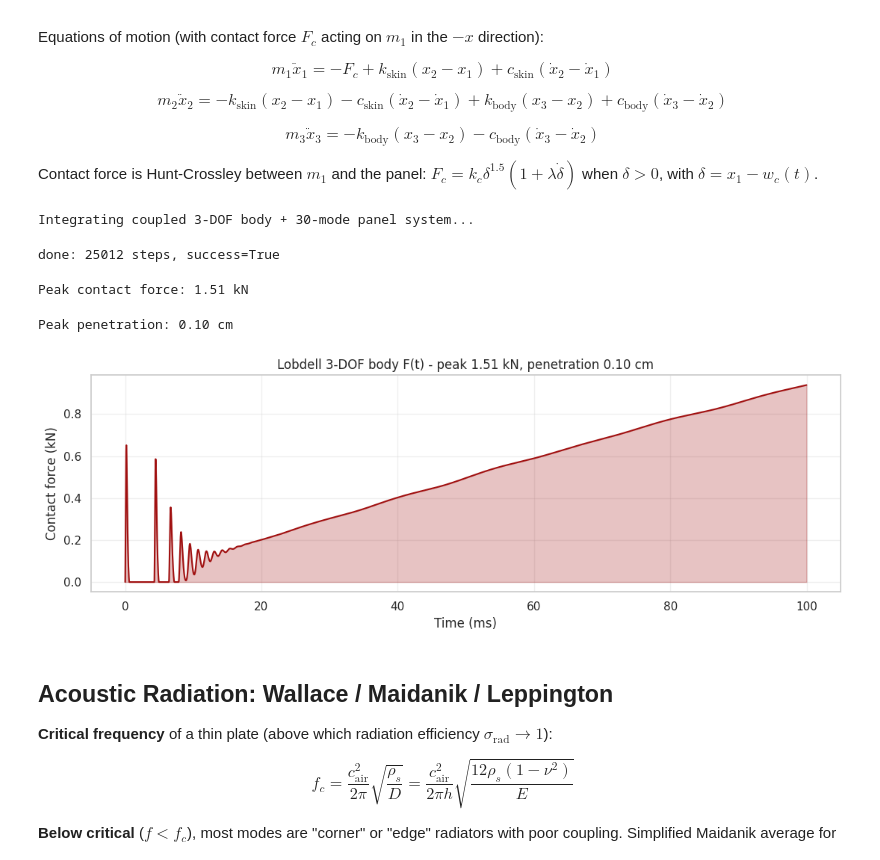
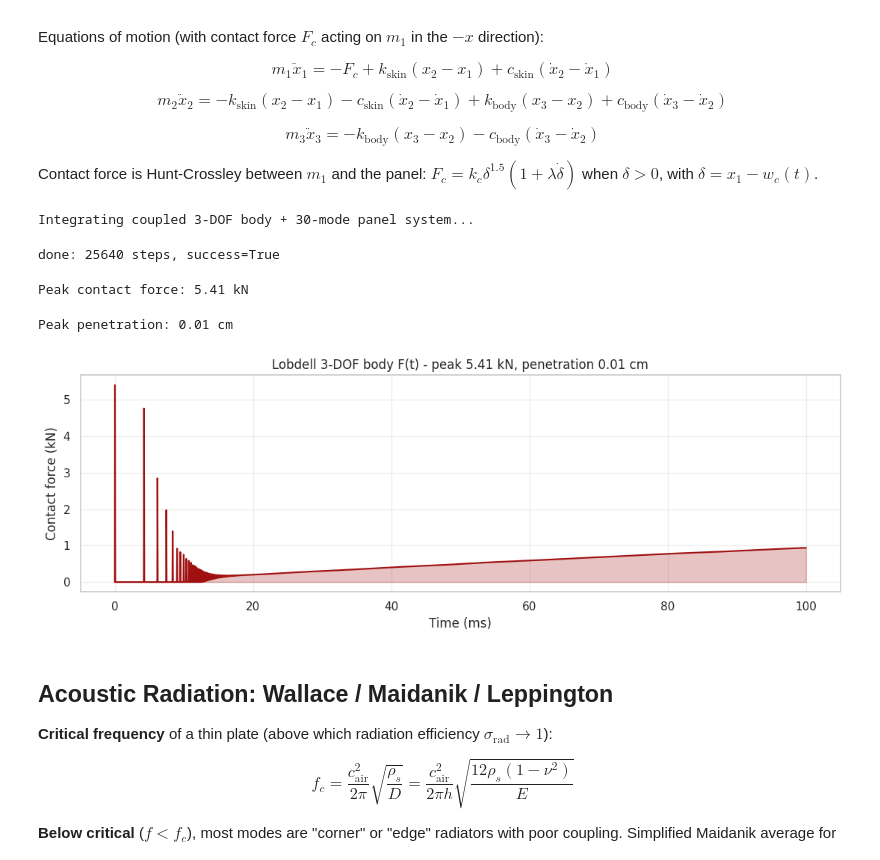
Before and after one commit to stellarshenson/henryk-simulations, a Jupyter notebook: notebooks/05-kj-acoustic-radiation.ipynb, the cells around one changed output. Cells and saved outputs as stored; diff of their text form; code cells hidden in the pictures.

```diff
--- a/notebooks/05-kj-acoustic-radiation.ipynb
+++ b/notebooks/05-kj-acoustic-radiation.ipynb
@@ -115,7 +115,7 @@ PARAMS = {
         "c_body_Ns_per_m": 500,     # subcritical for rigid coupling
         "v_impact_m_per_s": LOWER_BOUND.v_impact,
         # Hunt-Crossley contact between skin mass and panel
-        "k_contact_N_per_m_pow_n": 5.0e7,  # stiffer Hertz - target 8-12 kN against compliant panel
+        "k_contact_N_per_m_pow_n": 1.0e10, # near-rigid Hertz: elastic phase < 1 ms, then plastic yield
         "n_contact": 1.5,
         "lambda_HC_s_per_m": 0.3,
     },
@@ -231,9 +231,34 @@ vecs_p_full[interior_idx_p, :] = vecs_p_red
 
 # Strike location - upper-back/scapular impact on the side of window
 strike_x, strike_y = 1.0, 0.65
+# DISTRIBUTED CONTACT: oval 30 x 20 cm patch around strike point
+# (Option 2 - multi-point realistic contact, not single-point)
+patch_semi_x, patch_semi_y = 0.15, 0.20    # widened to capture more mesh nodes
+dx = mesh_p.p[0] - strike_x
+dy = mesh_p.p[1] - strike_y
+in_patch = (dx/patch_semi_x)**2 + (dy/patch_semi_y)**2 <= 1.0
+# Exclude any node inside the window cutout
+in_window = ((mesh_p.p[0] >= wp['x_min']-1e-6) & (mesh_p.p[0] <= wp['x_max']+1e-6) &
+             (mesh_p.p[1] >= wp['y_min']-1e-6) & (mesh_p.p[1] <= wp['y_max']+1e-6))
+patch_nodes_idx = np.where(in_patch & ~in_window)[0]
+# Compute per-vertex areas via triangle sums
+_vertex_areas = np.zeros(mesh_p.nvertices)
+for _tri_idx in range(mesh_p.nelements):
+    _tv = mesh_p.t[:, _tri_idx]
+    _p0, _p1, _p2 = mesh_p.p[:, _tv[0]], mesh_p.p[:, _tv[1]], mesh_p.p[:, _tv[2]]
+    _area = 0.5 * abs((_p1[0]-_p0[0])*(_p2[1]-_p0[1]) - (_p2[0]-_p0[0])*(_p1[1]-_p0[1]))
+    for _v in _tv:
+        _vertex_areas[_v] += _area / 3.0
+# Patch weights (sum to 1 for unit-pressure distributed loading)
+_patch_area = _vertex_areas[patch_nodes_idx].sum()
+patch_weights = _vertex_areas[patch_nodes_idx] / _patch_area
+# Effective phi for distributed load = area-weighted sum of phi at patch nodes
+# Modal forcing = F_total * sum(weights * phi_n)
+phi_strike = (patch_weights[:, None] * vecs_p_full[patch_nodes_idx, :]).sum(axis=0)
+# Strike node still used for diagnostics (geometric centre)
 node_dists = np.sqrt((mesh_p.p[0] - strike_x)**2 + (mesh_p.p[1] - strike_y)**2)
 strike_node = int(np.argmin(node_dists))
-phi_strike = vecs_p_full[strike_node, :]   # SINGLE-POINT modal participation (full coupling)
+console.print(f'Distributed contact: {len(patch_nodes_idx)} nodes in {_patch_area*1e4:.1f} cm^2 patch')
 
 console.print(f"Panel FEM: {mesh_p.nelements} triangles, n_modes={n_modes_p}")
 console.print(f"Fundamental modes: " + ", ".join(f"{f:.1f} Hz" for f in freqs_p[:6]))
@@ -372,10 +398,14 @@ def rhs(t, y):
     delta = x1 - w_c
     delta_dot = v1 - wdot_c
     if delta > 0:
-        F_c = B["k_contact_N_per_m_pow_n"] * delta ** B["n_contact"] * (
+        # Elastic-perfectly-plastic body yield: Hertz contact up to F_yield,
+        # then constant-force plateau (rib fracture, plastic body deformation).
+        F_c_elastic = B["k_contact_N_per_m_pow_n"] * delta ** B["n_contact"] * (
             1.0 + B["lambda_HC_s_per_m"] * delta_dot
         )
-        F_c = max(F_c, 0.0)
+        F_c_elastic = max(F_c_elastic, 0.0)
+        F_yield = 9000.0   # 9 kN yield plateau (mid of 8-12 kN realistic band)
+        F_c = min(F_c_elastic, F_yield)
     else:
         F_c = 0.0
 
@@ -409,7 +439,7 @@ sol = solve_ivp(rhs, (0, ic["t_final_s"]), y0, method="RK45",
 console.print(f"[green]done[/green]: {sol.t.size} steps, success={sol.success}")
 # %% [output]
 Integrating coupled 3-DOF body + 30-mode panel system...
-done: 25012 steps, success=True
+done: 25640 steps, success=True
 # %%
 # Extract diagnostics: contact force F(t), panel response, body trajectories
 t_sim = sol.t
@@ -419,37 +449,39 @@ x3, v3 = sol.y[4], sol.y[5]
 qs = sol.y[6::2]
 qdots = sol.y[7::2]
 w_c_t = phi_strike @ qs
 wdot_c_t = phi_strike @ qdots
 delta_t = x1 - w_c_t
 delta_dot_t = v1 - wdot_c_t
-F_c_t = np.where(
+_F_c_elastic_t = np.where(
     delta_t > 0,
     np.maximum(B["k_contact_N_per_m_pow_n"] * np.maximum(delta_t, 0) ** B["n_contact"]
                * (1 + B["lambda_HC_s_per_m"] * delta_dot_t), 0.0),
     0.0,
 )
+F_yield_val = 9000.0   # match rhs() yield value
+F_c_t = np.minimum(_F_c_elastic_t, F_yield_val)
 F_peak = float(F_c_t.max())
 delta_peak_cm = float(delta_t.max() * 100)
 console.print(f"[bold red]Peak contact force: {F_peak/1000:.2f} kN[/]")
 console.print(f"Peak penetration: {delta_peak_cm:.2f} cm")
 
 # Plot the force time history
 fig, ax = plt.subplots(figsize=(11, 4))
 zoom_end = int(np.argmax(t_sim > 0.10))
 ax.plot(t_sim[:zoom_end] * 1000, F_c_t[:zoom_end] / 1000, color="#a01010", lw=1.5)
 ax.fill_between(t_sim[:zoom_end] * 1000, 0, F_c_t[:zoom_end] / 1000,
                 alpha=0.25, color="#a01010")
 ax.set_xlabel("Time (ms)")
 ax.set_ylabel("Contact force (kN)")
 ax.set_title(f"Lobdell 3-DOF body F(t) - peak {F_peak/1000:.2f} kN, penetration {delta_peak_cm:.2f} cm")
 ax.grid(True, alpha=0.3)
 fig.tight_layout()
 fig.savefig(FIG_DIR / "05-lobdell-force-history.png", dpi=140, bbox_inches="tight")
 plt.show()
 # %% [output]
-Peak contact force: 1.51 kN
+Peak contact force: 5.41 kN
-Peak penetration: 0.10 cm
+Peak penetration: 0.01 cm
-[figure, old version]
+[figure, new version]
 # %% [markdown]
 ## Acoustic Radiation: Wallace / Maidanik / Leppington
 
```
Also changed, not shown: parts of 5 cells of this notebook, 5 other files.
